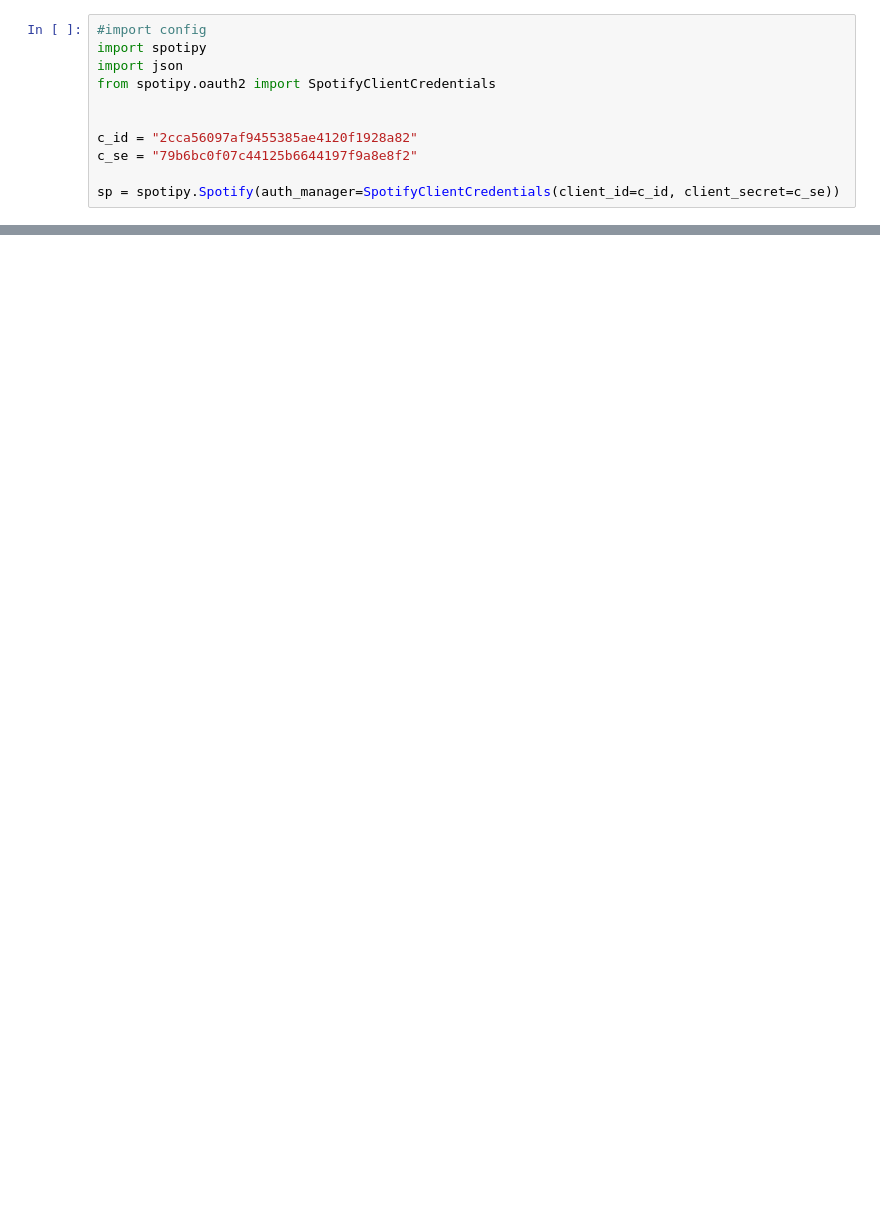
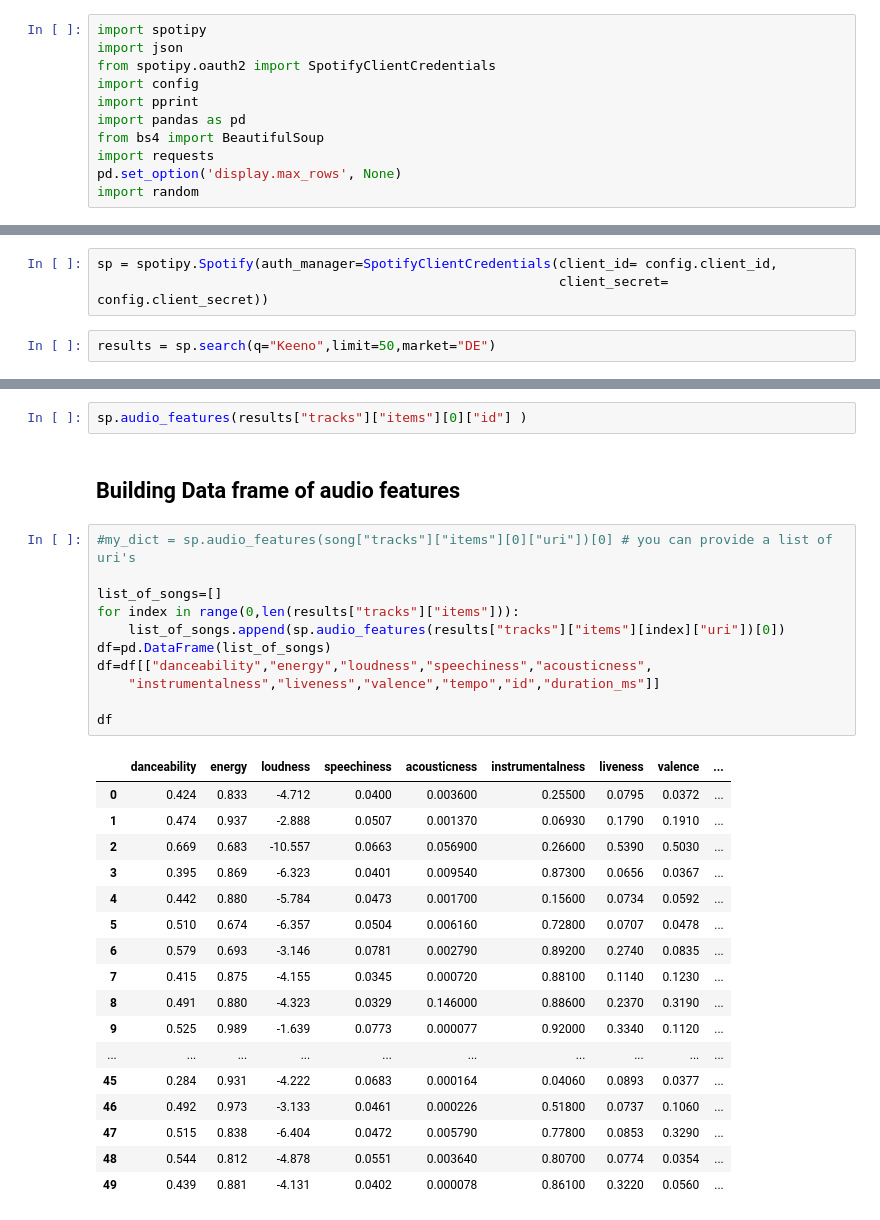
Before and after one commit to pkuestions/Spotify_Song_Recommender, a Jupyter notebook: Spotify_Song_Recommender.ipynb, the cells around one changed output, grey strips where cells are left out. Drawn from its saved outputs; the diff is of its cells as text; blank space fills up the shorter version.

```diff
--- a/Spotify_Song_Recommender.ipynb
+++ b/Spotify_Song_Recommender.ipynb
@@ -1,11 +1,11 @@
 # %%
-#import config
 import spotipy
 import json
 from spotipy.oauth2 import SpotifyClientCredentials
-
-
-c_id = "2cca56097af9455385ae4120f1928a82"
-c_se = "79b6bc0f07c44125b6644197f9a8e8f2"
-
-sp = spotipy.Spotify(auth_manager=SpotifyClientCredentials(client_id=c_id, client_secret=c_se))
+import config
+import pprint
+import pandas as pd
+from bs4 import BeautifulSoup
+import requests
+pd.set_option('display.max_rows', None)
+import random
@@ -15,0 +12,5 @@ sp
+# %%
+sp = spotipy.Spotify(auth_manager=SpotifyClientCredentials(client_id= config.client_id,
+                                                           client_secret= config.client_secret))
+# %%
+results = sp.search(q="Keeno",limit=50,market="DE")
@@ -15,0 +63,33 @@ sp
+# %%
+sp.audio_features(results["tracks"]["items"][0]["id"] )
+# %% [markdown]
+## Building Data frame of audio features
+# %%
+#my_dict = sp.audio_features(song["tracks"]["items"][0]["uri"])[0] # you can provide a list of uri's
+
+list_of_songs=[]
+for index in range(0,len(results["tracks"]["items"])):
+    list_of_songs.append(sp.audio_features(results["tracks"]["items"][index]["uri"])[0])
+df=pd.DataFrame(list_of_songs)
+df=df[["danceability","energy","loudness","speechiness","acousticness",
+    "instrumentalness","liveness","valence","tempo","id","duration_ms"]]
+
+df
+# %% [output]
+|  | danceability | energy | loudness | speechiness | acousticness | instrumentalness | liveness | valence | ... |
+| 0 | 0.424 | 0.833 | -4.712 | 0.0400 | 0.003600 | 0.25500 | 0.0795 | 0.0372 | ... |
+| 1 | 0.474 | 0.937 | -2.888 | 0.0507 | 0.001370 | 0.06930 | 0.1790 | 0.1910 | ... |
+| 2 | 0.669 | 0.683 | -10.557 | 0.0663 | 0.056900 | 0.26600 | 0.5390 | 0.5030 | ... |
+| 3 | 0.395 | 0.869 | -6.323 | 0.0401 | 0.009540 | 0.87300 | 0.0656 | 0.0367 | ... |
+| 4 | 0.442 | 0.880 | -5.784 | 0.0473 | 0.001700 | 0.15600 | 0.0734 | 0.0592 | ... |
+| 5 | 0.510 | 0.674 | -6.357 | 0.0504 | 0.006160 | 0.72800 | 0.0707 | 0.0478 | ... |
+| 6 | 0.579 | 0.693 | -3.146 | 0.0781 | 0.002790 | 0.89200 | 0.2740 | 0.0835 | ... |
+| 7 | 0.415 | 0.875 | -4.155 | 0.0345 | 0.000720 | 0.88100 | 0.1140 | 0.1230 | ... |
+| 8 | 0.491 | 0.880 | -4.323 | 0.0329 | 0.146000 | 0.88600 | 0.2370 | 0.3190 | ... |
+| 9 | 0.525 | 0.989 | -1.639 | 0.0773 | 0.000077 | 0.92000 | 0.3340 | 0.1120 | ... |
+| ... | ... | ... | ... | ... | ... | ... | ... | ... | ... |
+| 45 | 0.284 | 0.931 | -4.222 | 0.0683 | 0.000164 | 0.04060 | 0.0893 | 0.0377 | ... |
+| 46 | 0.492 | 0.973 | -3.133 | 0.0461 | 0.000226 | 0.51800 | 0.0737 | 0.1060 | ... |
+| 47 | 0.515 | 0.838 | -6.404 | 0.0472 | 0.005790 | 0.77800 | 0.0853 | 0.3290 | ... |
+| 48 | 0.544 | 0.812 | -4.878 | 0.0551 | 0.003640 | 0.80700 | 0.0774 | 0.0354 | ... |
+| 49 | 0.439 | 0.881 | -4.131 | 0.0402 | 0.000078 | 0.86100 | 0.3220 | 0.0560 | ... |
```
Also changed, not shown: parts of 38 cells of this notebook, 4 other files.
